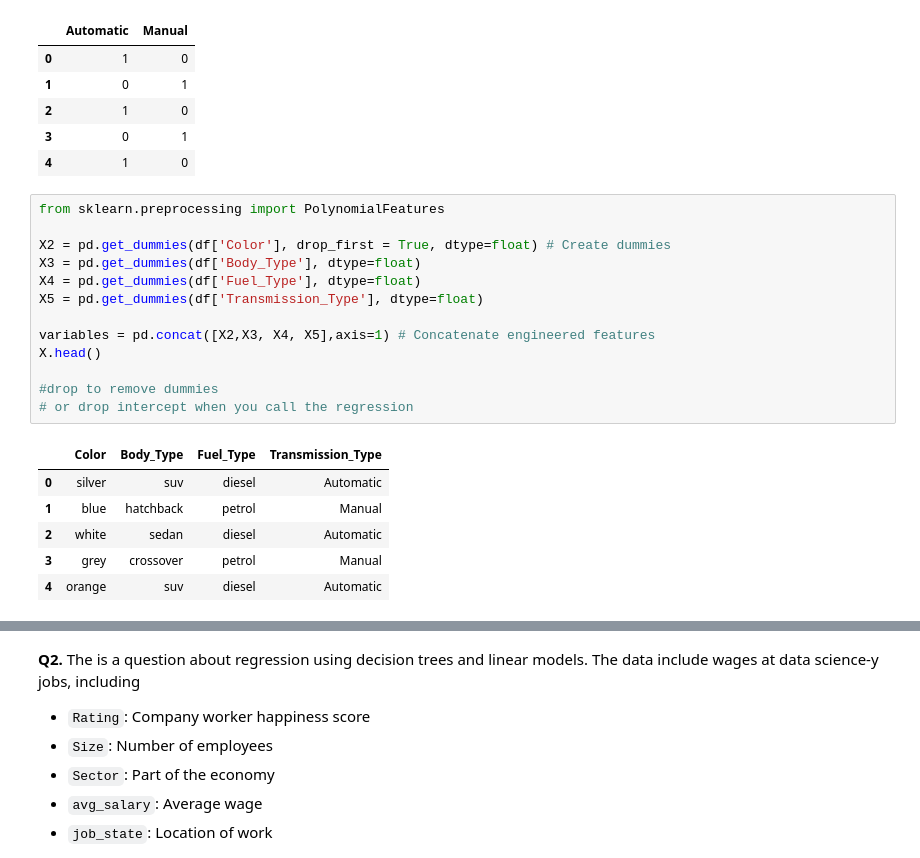
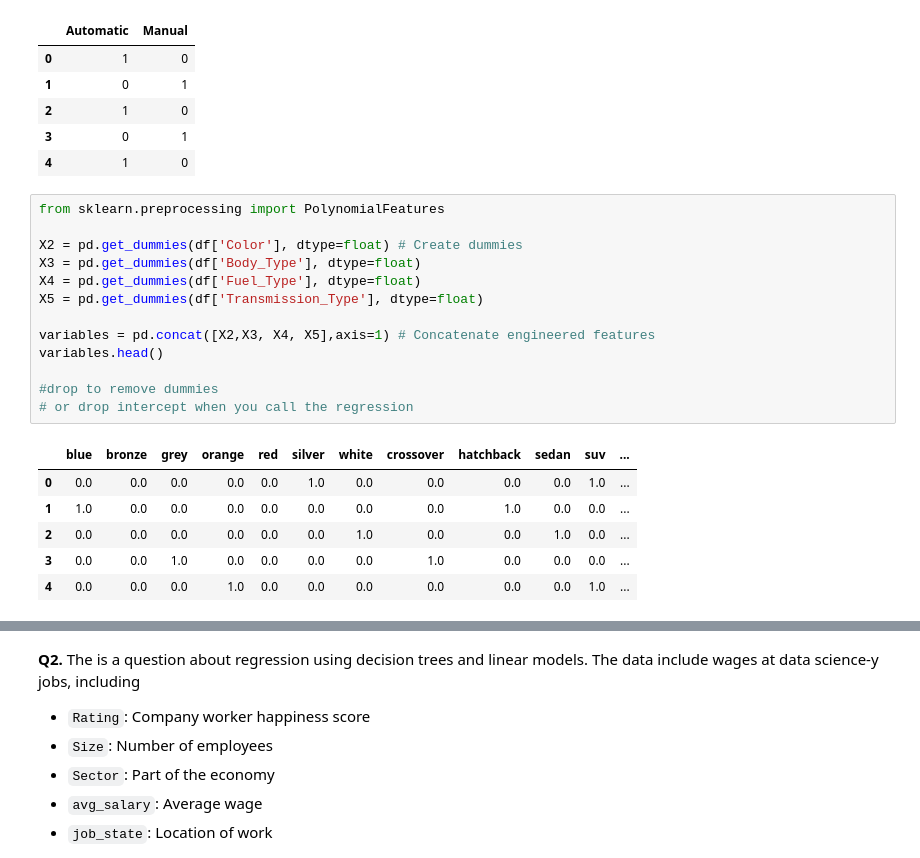
Before and after one commit to ToriStoner/assignment4, a Jupyter notebook: assignment4.ipynb, the cells around one changed output, grey strips where cells are left out. Drawn from its saved outputs; the diff is of its cells as text.

```diff
--- a/assignment4.ipynb
+++ b/assignment4.ipynb
@@ -201,20 +202,20 @@ ddf.head()
 # %%
 from sklearn.preprocessing import PolynomialFeatures
 
-X2 = pd.get_dummies(df['Color'], drop_first = True, dtype=float) # Create dummies
+X2 = pd.get_dummies(df['Color'], dtype=float) # Create dummies
 X3 = pd.get_dummies(df['Body_Type'], dtype=float)
 X4 = pd.get_dummies(df['Fuel_Type'], dtype=float)
 X5 = pd.get_dummies(df['Transmission_Type'], dtype=float)
 
 variables = pd.concat([X2,X3, X4, X5],axis=1) # Concatenate engineered features
-X.head()
+variables.head()
 
 #drop to remove dummies
 # or drop intercept when you call the regression
 # %% [output]
-|  | Color | Body_Type | Fuel_Type | Transmission_Type |
-| 0 | silver | suv | diesel | Automatic |
-| 1 | blue | hatchback | petrol | Manual |
-| 2 | white | sedan | diesel | Automatic |
-| 3 | grey | crossover | petrol | Manual |
-| 4 | orange | suv | diesel | Automatic |
+|  | blue | bronze | grey | orange | red | silver | white | crossover | hatchback | sedan | suv | ... |
+| 0 | 0.0 | 0.0 | 0.0 | 0.0 | 0.0 | 1.0 | 0.0 | 0.0 | 0.0 | 0.0 | 1.0 | ... |
+| 1 | 1.0 | 0.0 | 0.0 | 0.0 | 0.0 | 0.0 | 0.0 | 0.0 | 1.0 | 0.0 | 0.0 | ... |
+| 2 | 0.0 | 0.0 | 0.0 | 0.0 | 0.0 | 0.0 | 1.0 | 0.0 | 0.0 | 1.0 | 0.0 | ... |
+| 3 | 0.0 | 0.0 | 1.0 | 0.0 | 0.0 | 0.0 | 0.0 | 1.0 | 0.0 | 0.0 | 0.0 | ... |
+| 4 | 0.0 | 0.0 | 0.0 | 1.0 | 0.0 | 0.0 | 0.0 | 0.0 | 0.0 | 0.0 | 1.0 | ... |
```
Also changed, not shown: parts of 7 cells of this notebook.
